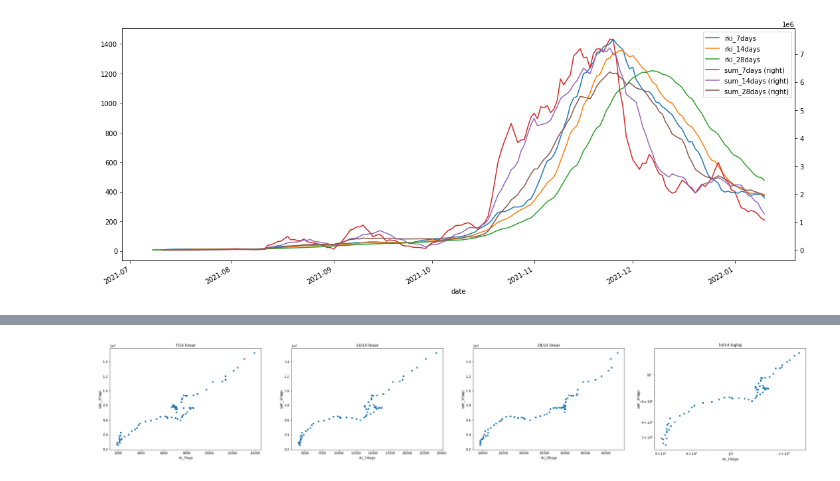
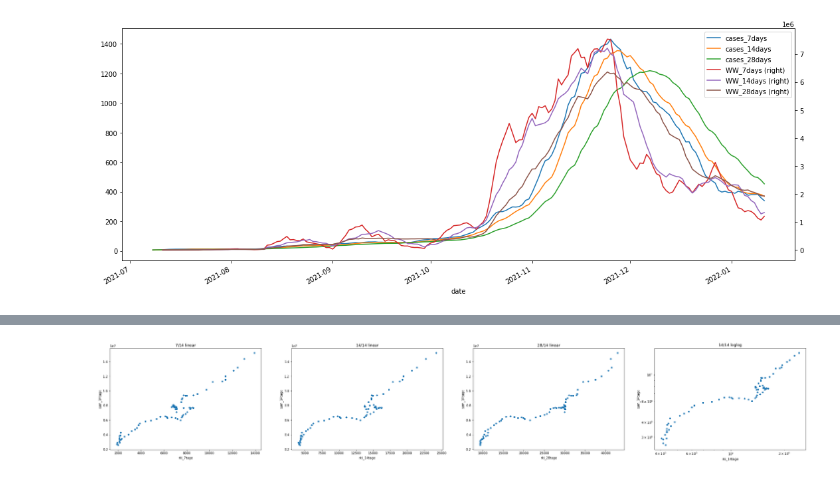
Before and after one commit to MM-Lehmann/Wastewater-modelling-Dresden, a Jupyter notebook: Dresden_Correlation.ipynb, the cells around one changed output, grey strips where cells are left out. Cells and saved outputs as stored; diff of their text form; code cells hidden in the pictures.

```diff
--- a/Dresden_Correlation.ipynb
+++ b/Dresden_Correlation.ipynb
@@ -5,37 +5,37 @@ import matplotlib as mpl
 mpl.rcParams['figure.figsize'] = [15.0, 6.0]
 
 abw = pd.read_csv(
-    "~/user/Downloads/20220502_142656.csv", parse_dates=True
+    "Wastewater_DD.csv", parse_dates=True
 ).rename(columns={"Abwasser Täglich": "daily", "__timestamp": "date"}).set_index("date").filter(("daily",)).loc["2021-03-15":]
 abw.index = pd.to_datetime(abw.index)
 abw.index = abw.index.strftime("%Y-%m-%d")
 
 # rki
 rki = pd.read_csv("Dresden_RKI_data.csv").set_index("Refdatum")
-rki.rename(columns={"rki_7tage": "rki_7days", "rki_14tage": "rki_14days", "rki_28tage": "rki_28days"}, inplace=True)
+rki.rename(columns={"rki_7days": "cases_7days", "rki_14days": "cases_14days", "rki_28days": "cases_28days"}, inplace=True)
 
 # join
 df = abw.join(rki)
 df = df.dropna()
 df.index = pd.to_datetime(df.index)
 # varianten
 var = pd.read_csv("Dresden_Varianten.csv").set_index("DATE_DRAW")
 var = var.filter(("Alpha", "Delta", "Omicron"))
 var.index = pd.to_datetime(var.index)
 var = var.reindex(df.index)
 var = var.interpolate("time", axis=0)
 
 # df = df.loc[var["Alpha"] > 0.5] # Alpha
 df = df.loc[var["Delta"] > 0.5] # Delta
-df["sum_7days"] = df["daily"].rolling(7, min_periods=1, closed="left").mean() * 7
-df["sum_14days"] = df["daily"].rolling(14, min_periods=1, closed="left").mean() * 7
-df["sum_28days"] = df["daily"].rolling(28, min_periods=1, closed="left").mean() * 7
+df["WW_7days"] = df["daily"].rolling(7, min_periods=1, closed="left").mean() * 7
+df["WW_14days"] = df["daily"].rolling(14, min_periods=1, closed="left").mean() * 7
+df["WW_28days"] = df["daily"].rolling(28, min_periods=1, closed="left").mean() * 7
 df.drop(columns=["daily"], inplace=True)
 # df = df.loc[var["Omicron"] > 0.5] # Omicron
 
-df.plot(secondary_y=("sum_7days", "sum_14days", "sum_28days"))
+df.plot(secondary_y=("WW_7days", "WW_14days", "WW_28days"))
 plt.tight_layout()
 plt.savefig("delta.png")
 plt.show()
 # %% [output]
-[figure, old version]
+[figure, new version]
```
Also changed, not shown: parts of 7 cells of this notebook, 6 other files.
